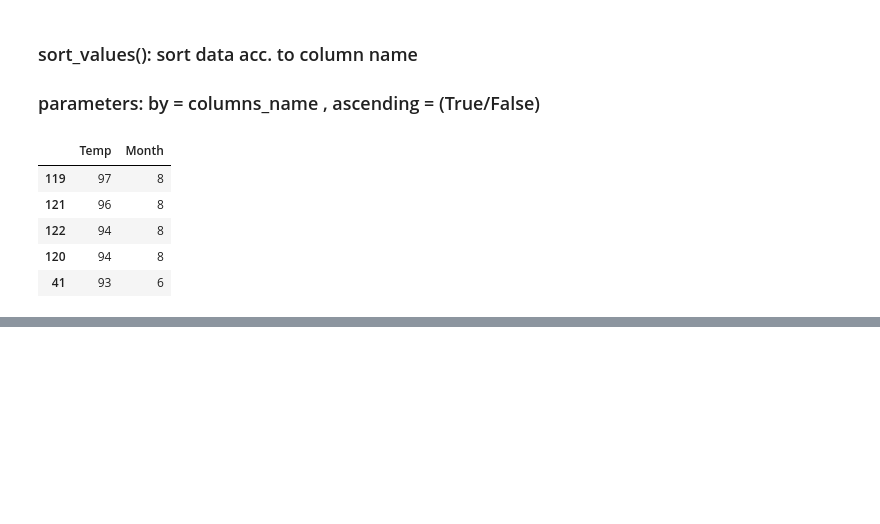
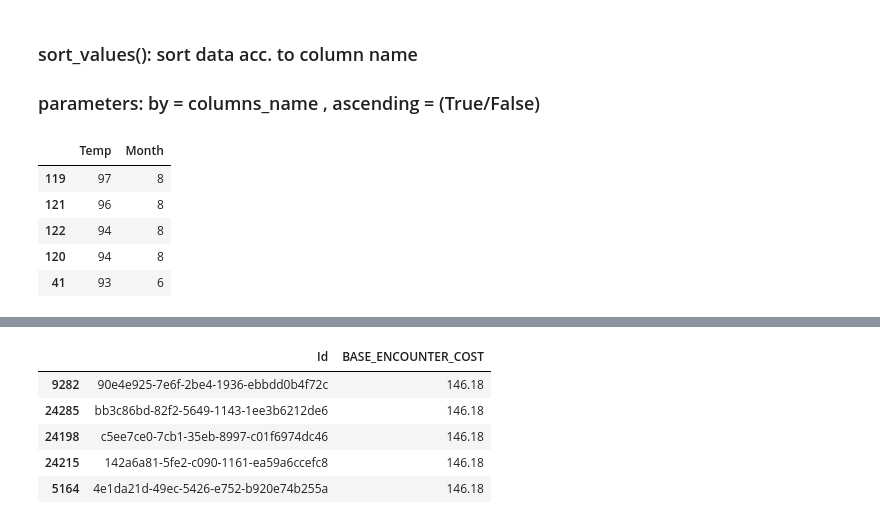
Before and after one commit to 926613/Python, a Jupyter notebook: 6. pandas.ipynb, the cells around one changed output, grey strips where cells are left out. Cells and saved outputs as stored; diff of their text form; code cells hidden in the pictures; blank space fills up the shorter version.

```diff
--- a/6. pandas.ipynb
+++ b/6. pandas.ipynb
@@ -651,0 +726,8 @@ sorted_data[['Temp', 'Month']].head()
+# %%
+df.dropna(subset= ['REASONDESCRIPTION'], inplace = True)
+
+# dropna(): This method is used to remove rows or columns containing missing values.
+# subset=['REASONDESCRIPTION']: This restricts the check for missing values only to the 'REASONDESCRIPTION' column.
+#If a row has a missing value in other columns, it will not be dropped; it only drops the row if 'REASONDESCRIPTION' is empty.
+# inplace=True: This modifies the original DataFrame df directly, rather than returning a new DataFrame object.
+#As a result, this method returns None.
@@ -651,0 +782,11 @@ sorted_data[['Temp', 'Month']].head()
+# %%
+sorted_data = df.sort_values(by= 'BASE_ENCOUNTER_COST', ascending = False)
+#sorted_data.head()
+sorted_data[['Id', 'BASE_ENCOUNTER_COST']].head()
+# %% [output]
+|  | Id | BASE_ENCOUNTER_COST |
+| 9282 | 90e4e925-7e6f-2be4-1936-ebbdd0b4f72c | 146.18 |
+| 24285 | bb3c86bd-82f2-5649-1143-1ee3b6212de6 | 146.18 |
+| 24198 | c5ee7ce0-7cb1-35eb-8997-c01f6974dc46 | 146.18 |
+| 24215 | 142a6a81-5fe2-c090-1161-ea59a6ccefc8 | 146.18 |
+| 5164 | 4e1da21d-49ec-5426-e752-b920e74b255a | 146.18 |
```
Also changed, not shown: parts of 18 cells of this notebook.
